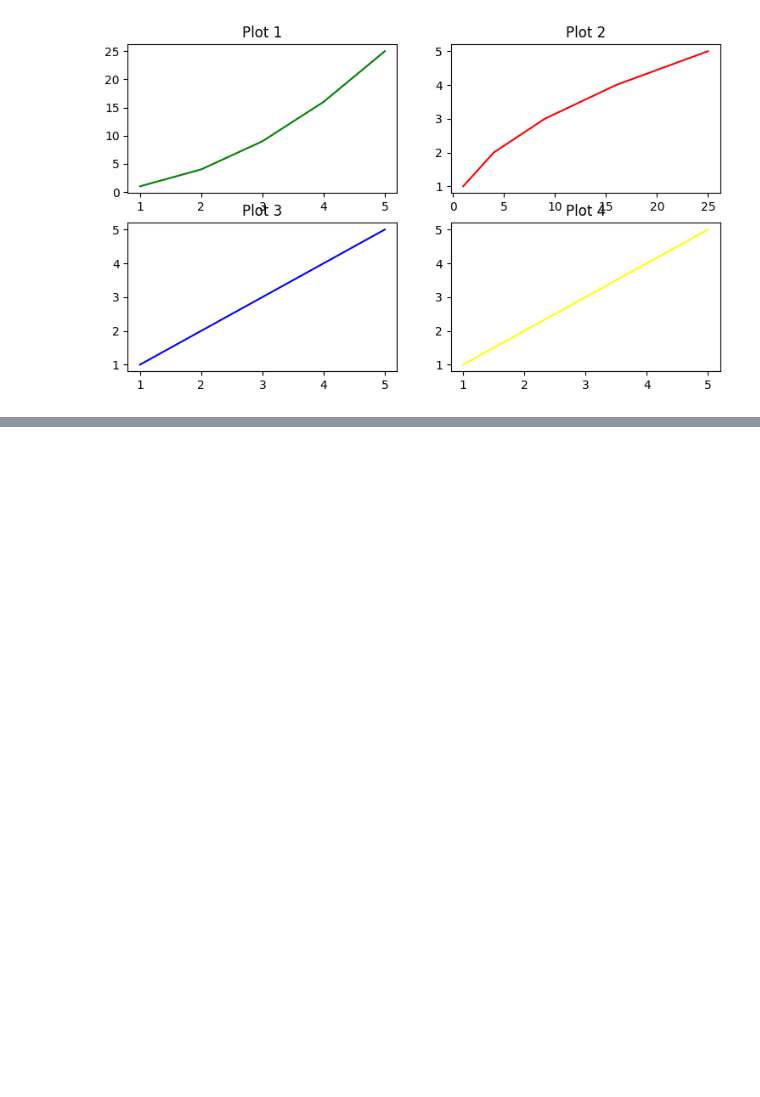
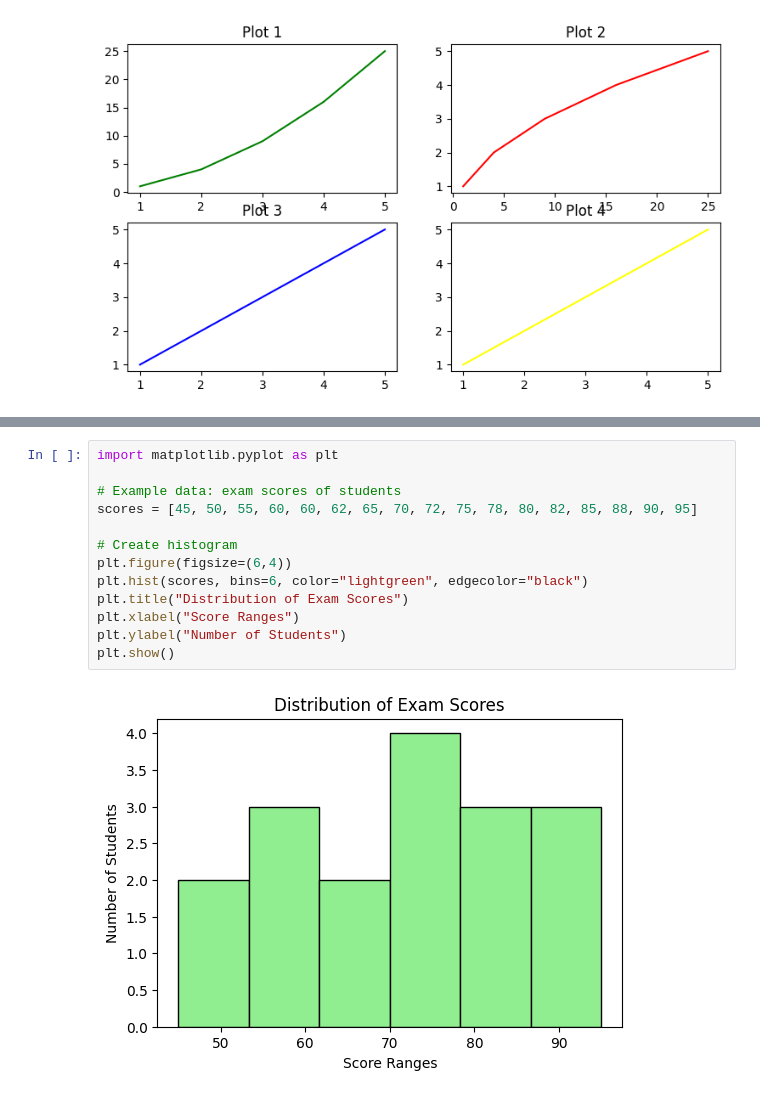
Before and after one commit to chiranjeevi-801/Data-Analysis-with-Python, a Jupyter notebook: matplotlib.ipynb, the cells around one changed output, grey strips where cells are left out. Saved outputs shown, nothing was run; the diff lists cells and outputs as text; blank space fills up the shorter version.

```diff
--- a/matplotlib.ipynb
+++ b/matplotlib.ipynb
@@ -96,0 +125,15 @@ Text(0.5, 1.0, 'Plot 4')
+# %%
+import matplotlib.pyplot as plt
+
+# Example data: exam scores of students
+scores = [45, 50, 55, 60, 60, 62, 65, 70, 72, 75, 78, 80, 82, 85, 88, 90, 95]
+
+# Create histogram
+plt.figure(figsize=(6,4))
+plt.hist(scores, bins=6, color="lightgreen", edgecolor="black")
+plt.title("Distribution of Exam Scores")
+plt.xlabel("Score Ranges")
+plt.ylabel("Number of Students")
+plt.show()
+# %% [output]
+[figure, added]
```
Also changed, not shown: parts of 11 cells of this notebook, 1 other file.
